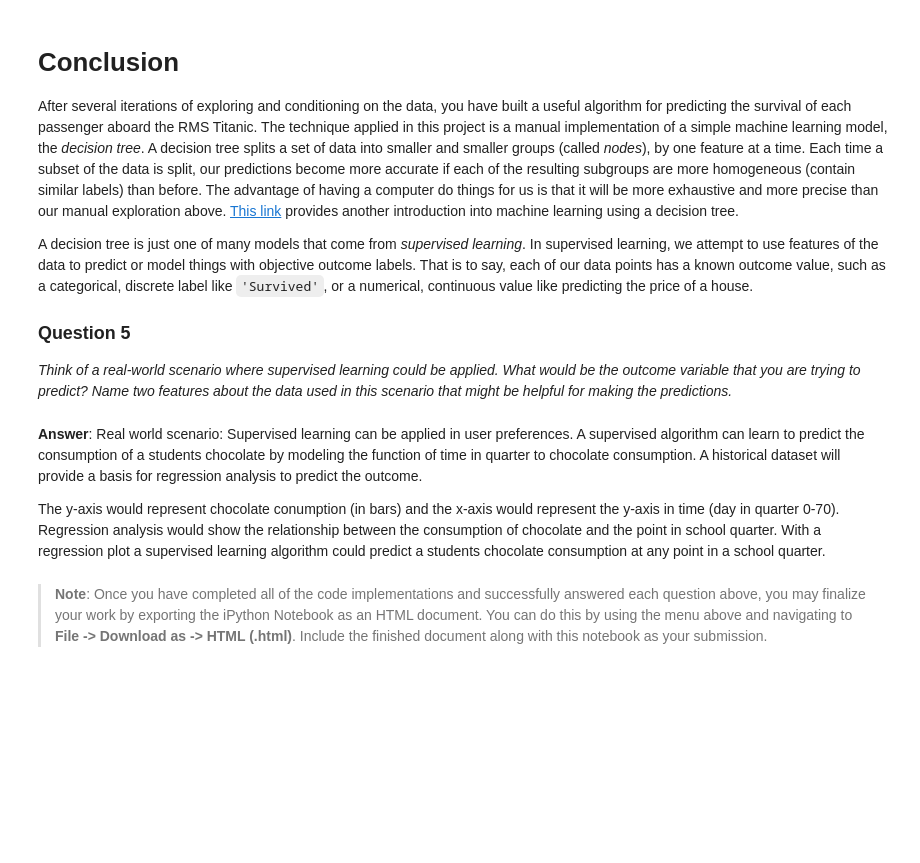
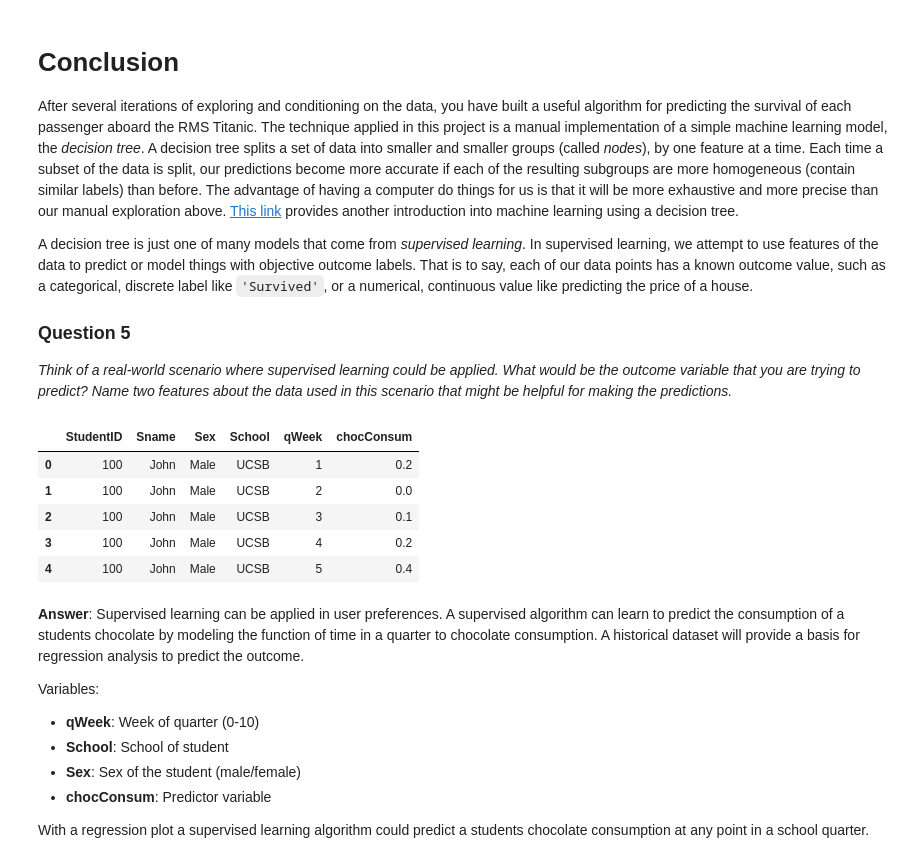
Before and after one commit to hsherwoodcoombs/Machine-Learning, a Jupyter notebook: projects/titanic_survival_exploration/Titanic_Survival_Exploration.ipynb, the cells around one changed output. Saved outputs shown, nothing was run; the diff lists cells and outputs as text; code cells hidden in the pictures; blank space fills up the shorter version.

```diff
--- a/projects/titanic_survival_exploration/Titanic_Survival_Exploration.ipynb
+++ b/projects/titanic_survival_exploration/Titanic_Survival_Exploration.ipynb
@@ -256,11 +275,35 @@ A decision tree is just one of many models that come from *supervised learning*.
 
 ### Question 5
 *Think of a real-world scenario where supervised learning could be applied. What would be the outcome variable that you are trying to predict? Name two features about the data used in this scenario that might be helpful for making the predictions.*
+# %%
+import numpy as np
+import pandas as pd
+
+# RMS Titanic data visualization code
+from IPython.display import display
+%matplotlib inline
+
+# Load the dataset
+in_file = 'chocolate_consumption.csv'
+full_data = pd.read_csv(in_file)
+
+# Print the first few entries of the RMS Titanic data
+display(full_data.head())
+# %% [output]
+|  | StudentID | Sname | Sex | School | qWeek | chocConsum |
+| 0 | 100 | John | Male | UCSB | 1 | 0.2 |
+| 1 | 100 | John | Male | UCSB | 2 | 0.0 |
+| 2 | 100 | John | Male | UCSB | 3 | 0.1 |
+| 3 | 100 | John | Male | UCSB | 4 | 0.2 |
+| 4 | 100 | John | Male | UCSB | 5 | 0.4 |
 # %% [markdown]
 **Answer**:
-Real world scenario: Supervised learning can be applied in user preferences. A supervised algorithm can learn to predict the consumption of a students chocolate by modeling the function of time in quarter to chocolate consumption. A historical dataset will provide a basis for regression analysis to predict the outcome.
+Supervised learning can be applied in user preferences. A supervised algorithm can learn to predict the consumption of a students chocolate by modeling the function of time in a quarter to chocolate consumption. A historical dataset will provide a basis for regression analysis to predict the outcome.
 
-The y-axis would represent chocolate conumption (in bars) and the x-axis would represent the y-axis in time (day in quarter 0-70). Regression analysis would show the relationship between the consumption of chocolate and the point in school quarter. With a regression plot a supervised learning algorithm could predict a students chocolate consumption at any point in a school quarter.
+Variables:
+- **qWeek**: Week of quarter (0-10)
+- **School**: School of student
+- **Sex**: Sex of the student (male/female)
+- **chocConsum**: Predictor variable
+
+With a regression plot a supervised learning algorithm could predict a students chocolate consumption at any point in a school quarter.
-# %% [markdown]
-> **Note**: Once you have completed all of the code implementations and successfully answered each question above, you may finalize your work by exporting the iPython Notebook as an HTML document. You can do this by using the menu above and navigating to
-**File -> Download as -> HTML (.html)**. Include the finished document along with this notebook as your submission.
```
Also changed, not shown: parts of 5 cells of this notebook, 2 other files.
